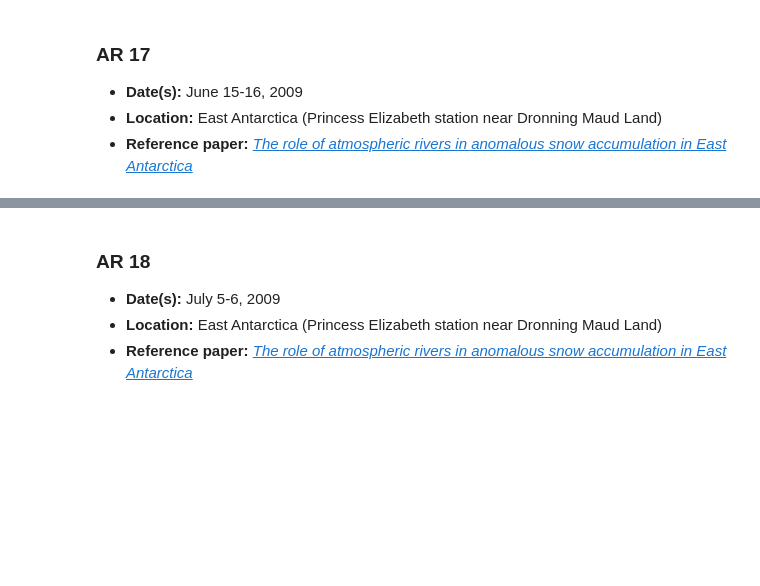
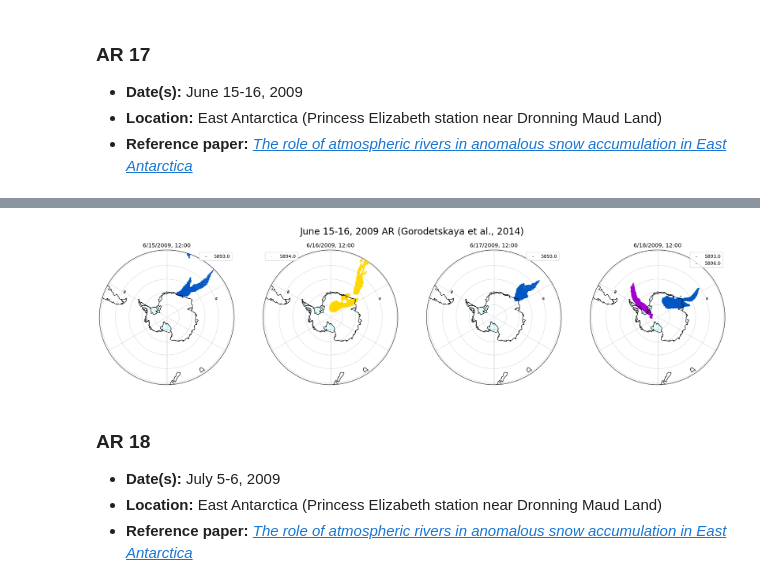
Before and after one commit to jbbutler/antarctic_AR_dataset, a Jupyter notebook: notebooks/quality_assurance/qa_case_studies.ipynb, the cells around one changed output, grey strips where cells are left out. Drawn from its saved outputs; the diff is of its cells as text; code cells hidden in the pictures; blank space fills up the shorter version.

```diff
--- a/notebooks/quality_assurance/qa_case_studies.ipynb
+++ b/notebooks/quality_assurance/qa_case_studies.ipynb
@@ -300,6 +300,17 @@ Video('../../output/animations/' + ani_name, embed=True, html_attributes='contro
 # %% [output]
 Saving animation to ../../output/animations/gorodetskaya2014_2.mp4...
 [interactive output not drawn]
+# %%
+start = '2009-06-15 12:00'
+end = '2009-06-18 12:00'
+freq = '1d'
+ncols = 4
+fig, axes = plot_stormtime_grid(start, end, stormtime_subset, freq, ncols)
+fig.suptitle('June 15-16, 2009 AR (Gorodetskaya et al., 2014)', fontsize=20)
+fig.tight_layout()
+fig.savefig('../../output/plots/gorodetskaya_event_frames2.png', dpi=300)
+# %% [output]
+[figure, added]
 # %% [markdown]
 ### AR 18
 
```
Also changed, not shown: 5 other files.
